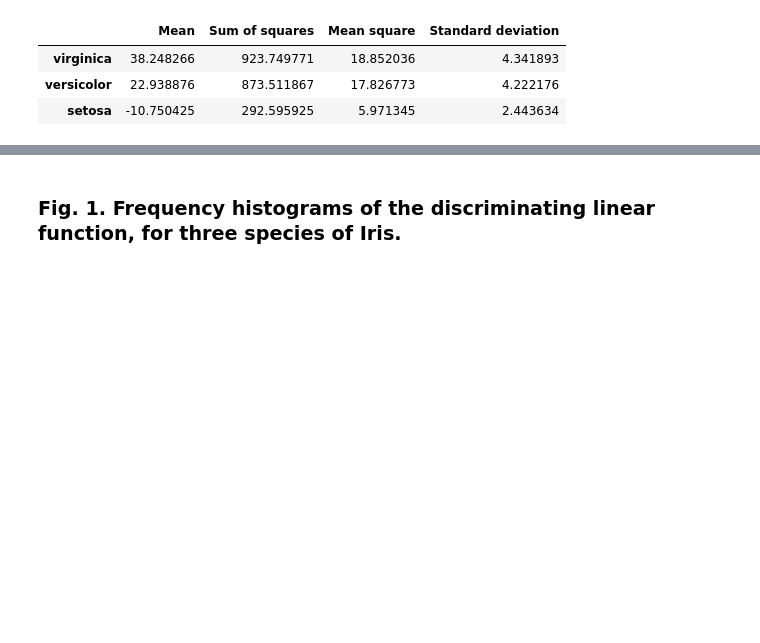
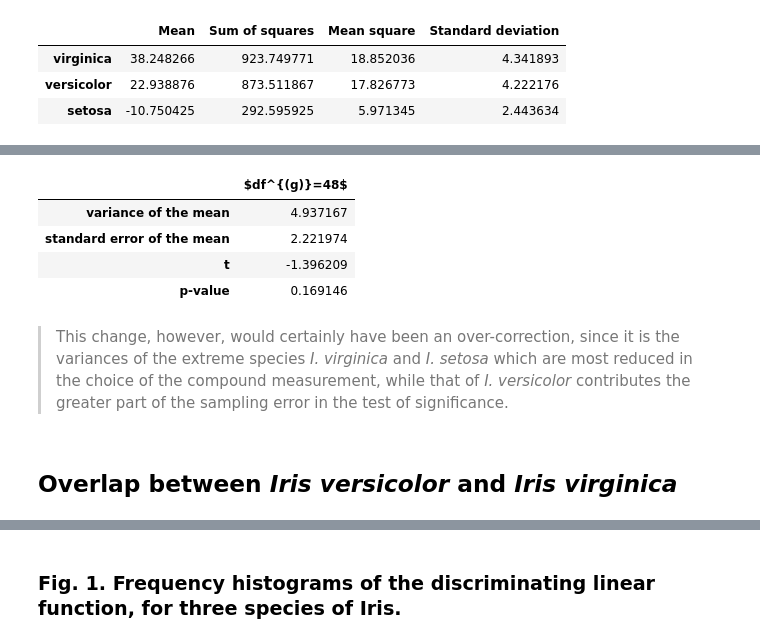
Before and after one commit to danilobellini/scientific-literature, a Jupyter notebook: 1936-Fisher/Fisher_1936.ipynb, the cells around one changed output, grey strips where cells are left out. Cells and saved outputs as stored; diff of their text form; code cells hidden in the pictures; blank space fills up the shorter version.

```diff
--- a/1936-Fisher/Fisher_1936.ipynb
+++ b/1936-Fisher/Fisher_1936.ipynb
@@ -1762,0 +1844,19 @@ table9
+# %%
+compound_vm_48 = compounds_ms_48.dot([4, 9, 1]) / n
+compound_sem_48 = np.sqrt(compound_vm_48)
+t_48 = compound_wsum_diff / compound_sem_48
+pvalue_t_48 = 2 * stats.t.sf(abs(t_48), 3 * (n - 2))
+pd.DataFrame([compound_vm_48, compound_sem_48, t, pvalue_t_48],
+             columns=["$df^{(g)}=48$"],
+             index=["variance of the mean", "standard error of the mean",
+                    "t", "p-value"])
+# %% [output]
+|  | $df^{(g)}=48$ |
+| variance of the mean | 4.937167 |
+| standard error of the mean | 2.221974 |
+| t | -1.396209 |
+| p-value | 0.169146 |
+# %% [markdown]
+> This change, however, would certainly have been an over-correction, since it is the variances of the extreme species *I. virginica* and *I. setosa* which are most reduced in the choice of the compound measurement, while that of *I. versicolor* contributes the greater part of the sampling error in the test of significance.
+# %% [markdown]
+## Overlap between *Iris versicolor* and *Iris virginica*
```
Also changed, not shown: parts of 17 cells of this notebook.
